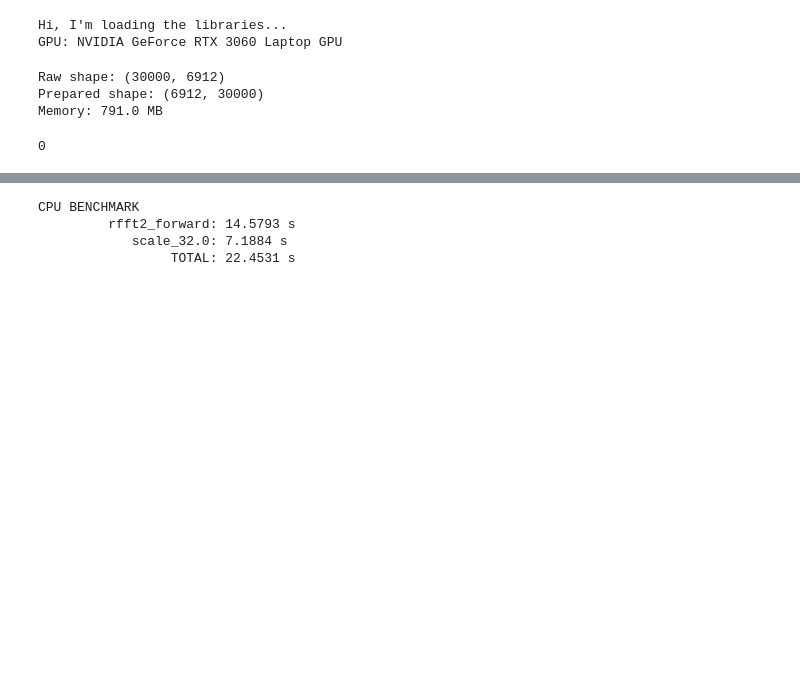
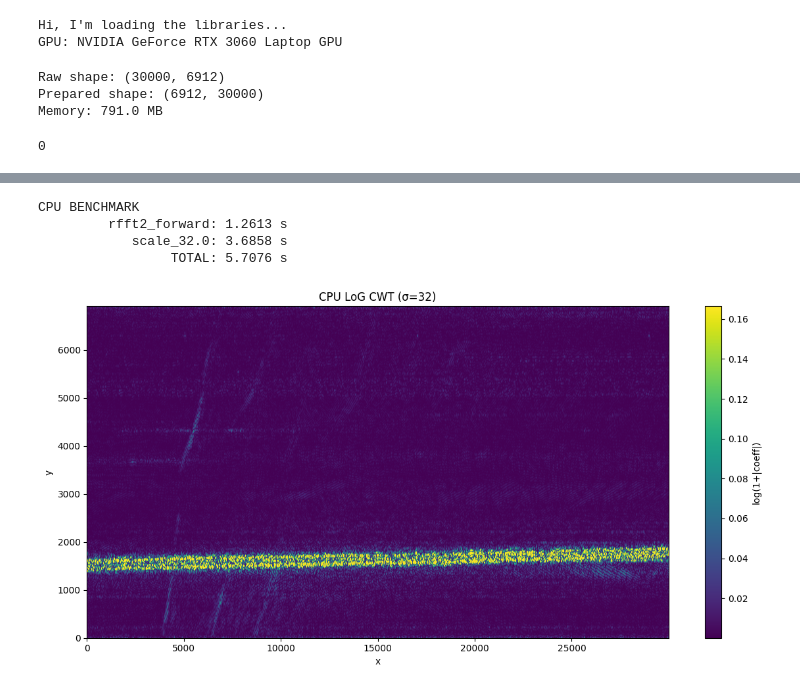
Before and after one commit to ahmaide/CWT-Optimized, a Jupyter notebook: test-cupy.ipynb, the cells around one changed output, grey strips where cells are left out. Cells and saved outputs as stored; diff of their text form; code cells hidden in the pictures; blank space fills up the shorter version.

```diff
--- a/test-cupy.ipynb
+++ b/test-cupy.ipynb
@@ -172,17 +255,19 @@ GPU BENCHMARK
 [figure]
 # %%
+scales = [32]
 print("CPU BENCHMARK")
 t1 = time.perf_counter()
 timings, coeff_cpu = cwt2_cpu(X, scales, keep_last=True)
 t_total = time.perf_counter() - t1
 
 for label, dt in timings:
     print(f"  {label:>20}: {dt:.4f} s")
 print(f"  {'TOTAL':>20}: {t_total:.4f} s")
 
 show_cwt_map(coeff_cpu, title=f"CPU LoG CWT (σ=32)")
 # %% [output]
 CPU BENCHMARK
-         rfft2_forward: 14.5793 s
-            scale_32.0: 7.1884 s
-                 TOTAL: 22.4531 s
+         rfft2_forward: 1.2613 s
+            scale_32.0: 3.6858 s
+                 TOTAL: 5.7076 s
+[figure, added]
```
Also changed, not shown: parts of 3 cells of this notebook, 1 other file.
